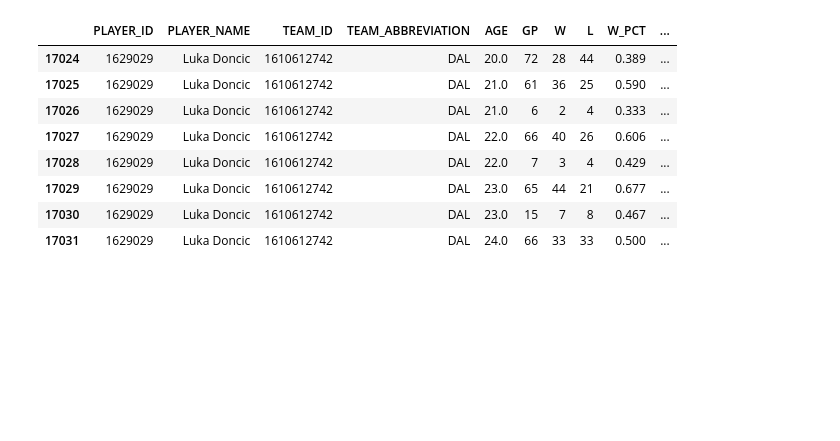
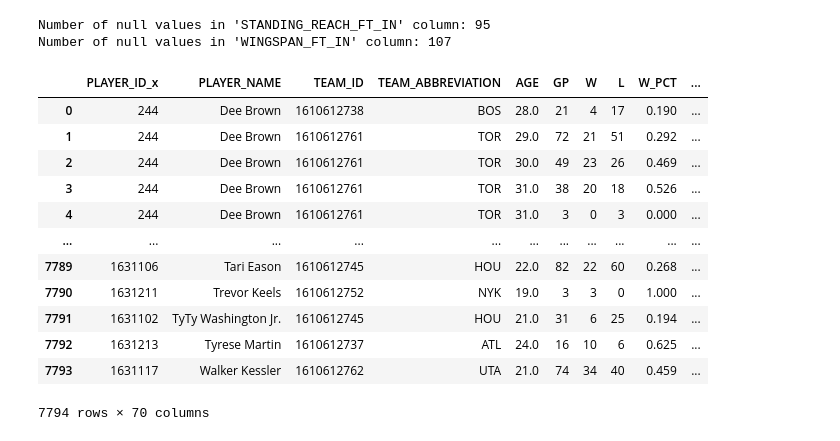
Before and after one commit to NEAT-Scouting-Data-Analytics/NEAT-Scouting-Data-Analytics, a Jupyter notebook: EDA_permin_F_regular.ipynb, the cells around one changed output. Saved outputs shown, nothing was run; the diff lists cells and outputs as text; code cells hidden in the pictures; blank space fills up the shorter version.

```diff
--- a/EDA_permin_F_regular.ipynb
+++ b/EDA_permin_F_regular.ipynb
@@ -5,3 +5,9 @@ pd.set_option('display.max_columns', None)
 # %%
 #Import dataframe
 df_100pos = pd.read_csv('DataFiles/merged_per_minute.csv', low_memory=False)
+
+df_anthro_players = pd.read_csv('DataFiles/player_anthro.csv', low_memory=False)
+# %%
+# common column is 'PLAYER_ID'
+merged_df = pd.merge(df_100pos, df_anthro_players, on='PLAYER_NAME')
+merged_df
@@ -7,0 +28,13 @@ df_100pos = pd.read_csv('DataFiles/merged_per_minute.csv', low_memory=False)
+# %%
+# Check the number of null values in 'WINGSPAN_FT_IN' column
+null_count_STANDING_REACH_FT_IN	= merged_df['STANDING_REACH_FT_IN'].isnull().sum()
+
+# Check the number of null values in 'STANDING_REACH_FT_IN' column
+null_count_WINGSPAN_FT_IN = merged_df['WINGSPAN_FT_IN'].isnull().sum()
+
+# Print the results
+print("Number of null values in 'STANDING_REACH_FT_IN' column:", null_count_wingspan)
+print("Number of null values in 'WINGSPAN_FT_IN' column:", null_count_standing_reach)
+# %% [output]
+Number of null values in 'STANDING_REACH_FT_IN' column: 95
+Number of null values in 'WINGSPAN_FT_IN' column: 107
@@ -8,30 +53,36 @@ df_100pos = pd.read_csv('DataFiles/merged_per_minute.csv', low_memory=False)
 # %%
 # Adding additional advanced metric columns
 
 # Shooting efficiency
-df_100pos['FG3A%'] = df_100pos['FG3A'] / df_100pos['FGA']
-df_100pos['PTS/FGA'] = df_100pos['PTS'] / df_100pos['FGA']
-df_100pos['FG3M/FGM'] = df_100pos['FG3M'] / df_100pos['FGM']
-df_100pos['FTA/FGA'] = df_100pos['FTA'] / df_100pos['FGA']
+merged_df['FG3A%'] = merged_df['FG3A'] / merged_df['FGA']
+merged_df['PTS/FGA'] = merged_df['PTS'] / merged_df['FGA']
+merged_df['FG3M/FGM'] = merged_df['FG3M'] / merged_df['FGM']
+merged_df['FTA/FGA'] = merged_df['FTA'] / merged_df['FGA']
+
 
 # True Shooting Percentage
-df_100pos['TRU%'] = 0.5 * df_100pos['PTS'] / (df_100pos['FGA'] + 0.475 * df_100pos['FTA'])
+merged_df['TRU%'] = 0.5 * merged_df['PTS'] / (merged_df['FGA'] + 0.475 * merged_df['FTA'])
 
 # Assists to Turnover Ratio
-df_100pos['AST_TOV'] = df_100pos['AST'] / df_100pos['TOV']
+merged_df['AST_TOV'] = merged_df['AST'] / merged_df['TOV']
 
-df_100pos['POSSESSION'] = df_100pos.apply(lambda row: row['FGA'] + 0.44 * row['FTA'] - row['OREB'] + row['TOV'], axis=1)
+merged_df['POSSESSION'] = merged_df.apply(lambda row: row['FGA'] + 0.44 * row['FTA'] - row['OREB'] + row['TOV'], axis=1)
 
-df_100pos[(df_100pos['PLAYER_ID'] == 1629029)]
+merged_df[(merged_df['PLAYER_NAME'] == 1629029)]
+merged_df
 # %% [output]
-|  | PLAYER_ID | PLAYER_NAME | TEAM_ID | TEAM_ABBREVIATION | AGE | GP | W | L | W_PCT | ... |
-| 17024 | 1629029 | Luka Doncic | 1610612742 | DAL | 20.0 | 72 | 28 | 44 | 0.389 | ... |
-| 17025 | 1629029 | Luka Doncic | 1610612742 | DAL | 21.0 | 61 | 36 | 25 | 0.590 | ... |
-| 17026 | 1629029 | Luka Doncic | 1610612742 | DAL | 21.0 | 6 | 2 | 4 | 0.333 | ... |
-| 17027 | 1629029 | Luka Doncic | 1610612742 | DAL | 22.0 | 66 | 40 | 26 | 0.606 | ... |
-| 17028 | 1629029 | Luka Doncic | 1610612742 | DAL | 22.0 | 7 | 3 | 4 | 0.429 | ... |
-| 17029 | 1629029 | Luka Doncic | 1610612742 | DAL | 23.0 | 65 | 44 | 21 | 0.677 | ... |
-| 17030 | 1629029 | Luka Doncic | 1610612742 | DAL | 23.0 | 15 | 7 | 8 | 0.467 | ... |
-| 17031 | 1629029 | Luka Doncic | 1610612742 | DAL | 24.0 | 66 | 33 | 33 | 0.500 | ... |
+|  | PLAYER_ID_x | PLAYER_NAME | TEAM_ID | TEAM_ABBREVIATION | AGE | GP | W | L | W_PCT | ... |
+| 0 | 244 | Dee Brown | 1610612738 | BOS | 28.0 | 21 | 4 | 17 | 0.190 | ... |
+| 1 | 244 | Dee Brown | 1610612761 | TOR | 29.0 | 72 | 21 | 51 | 0.292 | ... |
+| 2 | 244 | Dee Brown | 1610612761 | TOR | 30.0 | 49 | 23 | 26 | 0.469 | ... |
+| 3 | 244 | Dee Brown | 1610612761 | TOR | 31.0 | 38 | 20 | 18 | 0.526 | ... |
+| 4 | 244 | Dee Brown | 1610612761 | TOR | 31.0 | 3 | 0 | 3 | 0.000 | ... |
+| ... | ... | ... | ... | ... | ... | ... | ... | ... | ... | ... |
+| 7789 | 1631106 | Tari Eason | 1610612745 | HOU | 22.0 | 82 | 22 | 60 | 0.268 | ... |
+| 7790 | 1631211 | Trevor Keels | 1610612752 | NYK | 19.0 | 3 | 3 | 0 | 1.000 | ... |
+| 7791 | 1631102 | TyTy Washington Jr. | 1610612745 | HOU | 21.0 | 31 | 6 | 25 | 0.194 | ... |
+| 7792 | 1631213 | Tyrese Martin | 1610612737 | ATL | 24.0 | 16 | 10 | 6 | 0.625 | ... |
+| 7793 | 1631117 | Walker Kessler | 1610612762 | UTA | 21.0 | 74 | 34 | 40 | 0.459 | ... |
+7794 rows × 70 columns
 # %%
 # Replacing intermediary positions with one. All in all there are 3 positions - C, F and G.
```
Also changed, not shown: parts of 19 cells of this notebook, 1 other file.
